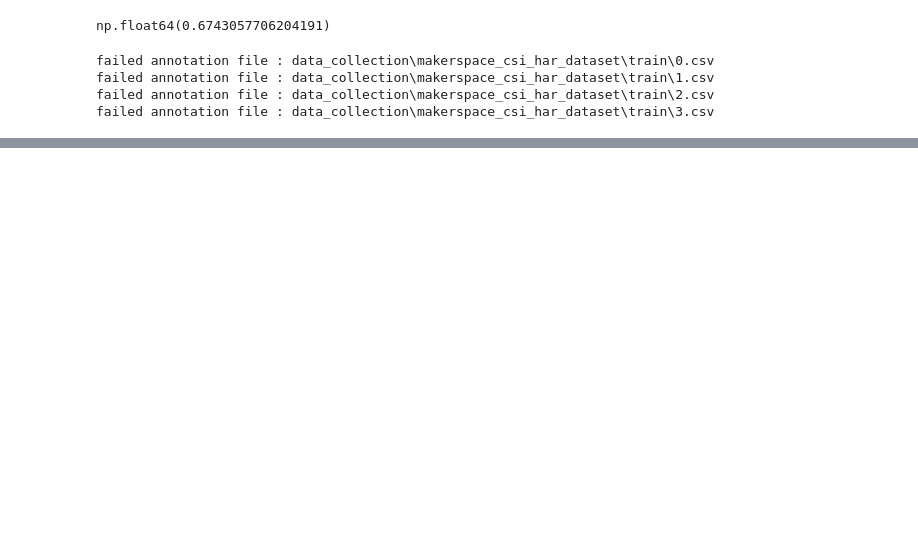
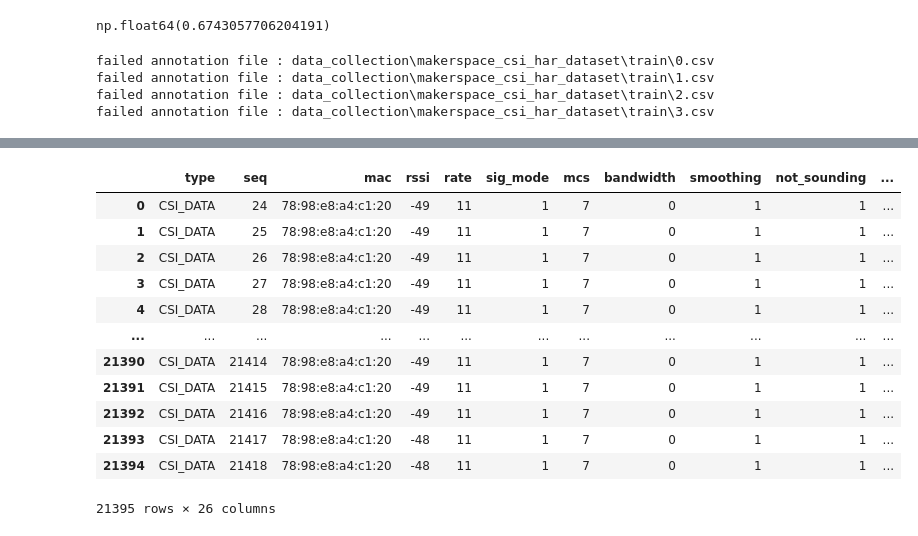
Before and after one commit to ProProcer/csi-project, a Jupyter notebook: parsing_data.ipynb, the cells around one changed output, grey strips where cells are left out. Drawn from its saved outputs; the diff is of its cells as text; code cells hidden in the pictures; blank space fills up the shorter version.

```diff
--- a/parsing_data.ipynb
+++ b/parsing_data.ipynb
@@ -240,3 +259,20 @@ df.loc[df.session_id == 1]
 21395 rows × 131 columns
 # %%
 df.drop(np.arange(18346, 21395)).reset_index(drop = True).to_csv("makerspace_data/train.csv")
+# %%
+df = pd.read_csv("data_collection/makerspace_csi_har_dataset/train/1.csv")
+df
+# %% [output]
+|  | type | seq | mac | rssi | rate | sig_mode | mcs | bandwidth | smoothing | not_sounding | ... |
+| 0 | CSI_DATA | 24 | 78:98:e8:a4:c1:20 | -49 | 11 | 1 | 7 | 0 | 1 | 1 | ... |
+| 1 | CSI_DATA | 25 | 78:98:e8:a4:c1:20 | -49 | 11 | 1 | 7 | 0 | 1 | 1 | ... |
+| 2 | CSI_DATA | 26 | 78:98:e8:a4:c1:20 | -49 | 11 | 1 | 7 | 0 | 1 | 1 | ... |
+| 3 | CSI_DATA | 27 | 78:98:e8:a4:c1:20 | -49 | 11 | 1 | 7 | 0 | 1 | 1 | ... |
+| 4 | CSI_DATA | 28 | 78:98:e8:a4:c1:20 | -49 | 11 | 1 | 7 | 0 | 1 | 1 | ... |
+| ... | ... | ... | ... | ... | ... | ... | ... | ... | ... | ... | ... |
+| 21390 | CSI_DATA | 21414 | 78:98:e8:a4:c1:20 | -49 | 11 | 1 | 7 | 0 | 1 | 1 | ... |
+| 21391 | CSI_DATA | 21415 | 78:98:e8:a4:c1:20 | -49 | 11 | 1 | 7 | 0 | 1 | 1 | ... |
+| 21392 | CSI_DATA | 21416 | 78:98:e8:a4:c1:20 | -49 | 11 | 1 | 7 | 0 | 1 | 1 | ... |
+| 21393 | CSI_DATA | 21417 | 78:98:e8:a4:c1:20 | -48 | 11 | 1 | 7 | 0 | 1 | 1 | ... |
+| 21394 | CSI_DATA | 21418 | 78:98:e8:a4:c1:20 | -48 | 11 | 1 | 7 | 0 | 1 | 1 | ... |
+21395 rows × 26 columns
```
Also changed, not shown: parts of 18 cells of this notebook, 1 other file.
